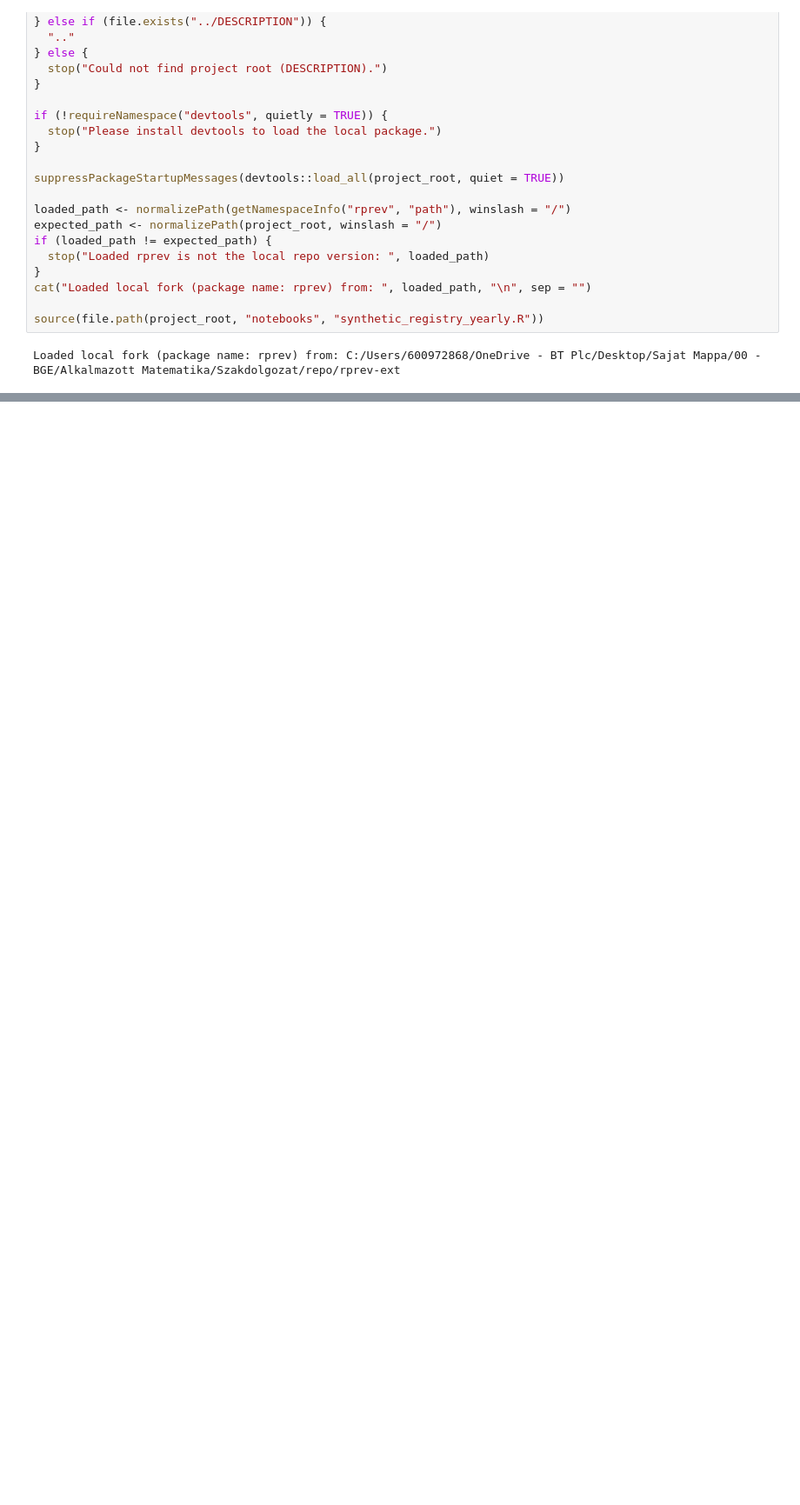
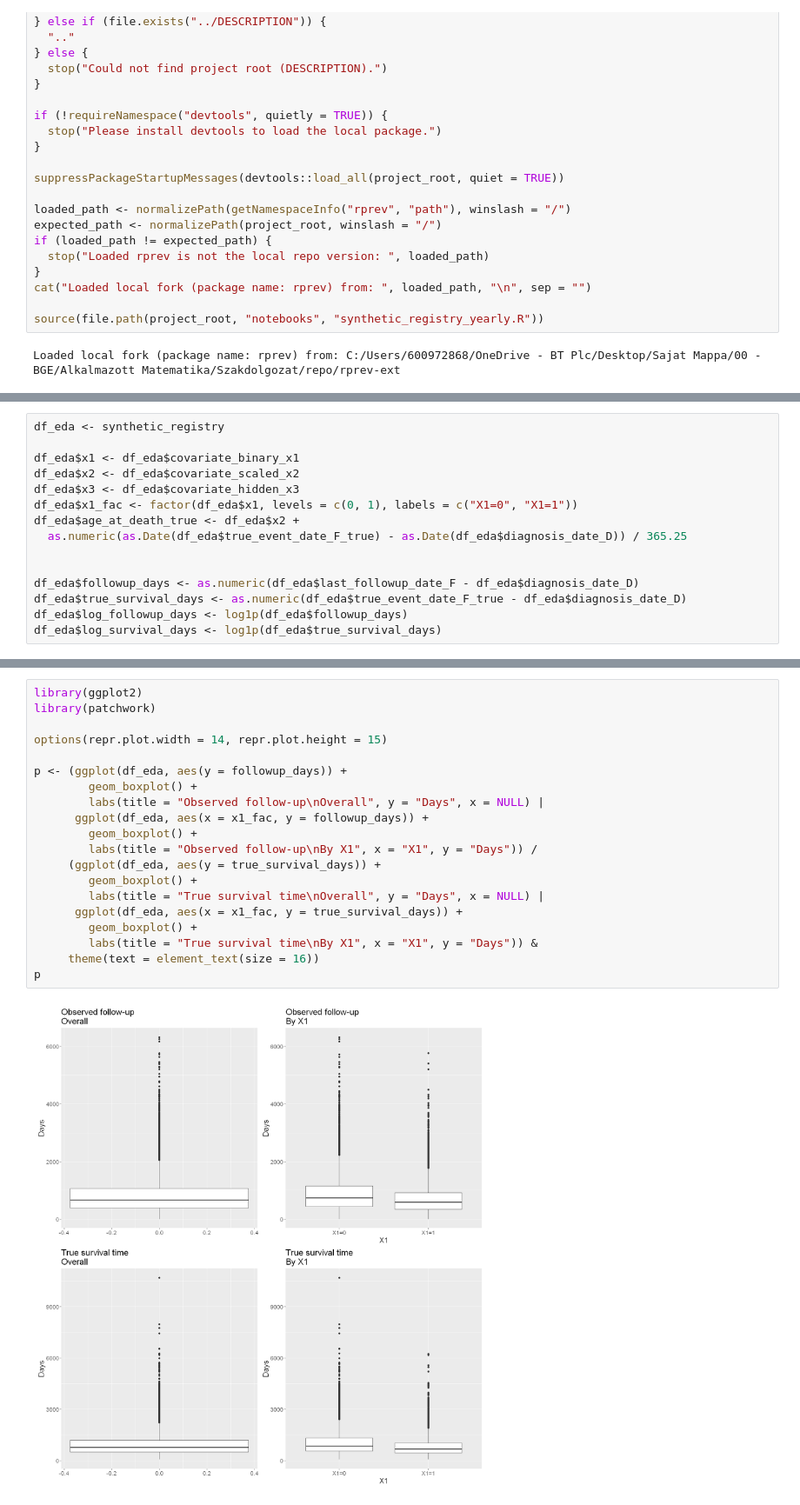
Before and after one commit to lrado1/rprev-ext, a Jupyter notebook: notebooks/synthetic_registry_yearly.ipynb, the cells around one changed output, grey strips where cells are left out. Shown at 87% size. Drawn from its saved outputs; the diff is of its cells as text; blank space fills up the shorter version.

```diff
--- a/notebooks/synthetic_registry_yearly.ipynb
+++ b/notebooks/synthetic_registry_yearly.ipynb
@@ -201,0 +220,15 @@ A data.frame: 5 × 9
+# %%
+df_eda <- synthetic_registry
+
+df_eda$x1 <- df_eda$covariate_binary_x1
+df_eda$x2 <- df_eda$covariate_scaled_x2
+df_eda$x3 <- df_eda$covariate_hidden_x3
+df_eda$x1_fac <- factor(df_eda$x1, levels = c(0, 1), labels = c("X1=0", "X1=1"))
+df_eda$age_at_death_true <- df_eda$x2 +
+  as.numeric(as.Date(df_eda$true_event_date_F_true) - as.Date(df_eda$diagnosis_date_D)) / 365.25
+
+
+df_eda$followup_days <- as.numeric(df_eda$last_followup_date_F - df_eda$diagnosis_date_D)
+df_eda$true_survival_days <- as.numeric(df_eda$true_event_date_F_true - df_eda$diagnosis_date_D)
+df_eda$log_followup_days <- log1p(df_eda$followup_days)
+df_eda$log_survival_days <- log1p(df_eda$true_survival_days)
@@ -201,0 +265,22 @@ A data.frame: 5 × 9
+# %%
+library(ggplot2)
+library(patchwork)
+
+options(repr.plot.width = 14, repr.plot.height = 15)
+
+p <- (ggplot(df_eda, aes(y = followup_days)) +
+        geom_boxplot() +
+        labs(title = "Observed follow-up\nOverall", y = "Days", x = NULL) |
+      ggplot(df_eda, aes(x = x1_fac, y = followup_days)) +
+        geom_boxplot() +
+        labs(title = "Observed follow-up\nBy X1", x = "X1", y = "Days")) /
+     (ggplot(df_eda, aes(y = true_survival_days)) +
+        geom_boxplot() +
+        labs(title = "True survival time\nOverall", y = "Days", x = NULL) |
+      ggplot(df_eda, aes(x = x1_fac, y = true_survival_days)) +
+        geom_boxplot() +
+        labs(title = "True survival time\nBy X1", x = "X1", y = "Days")) &
+     theme(text = element_text(size = 16))
+p
+# %% [output]
+[figure, added]
```
Also changed, not shown: parts of 27 cells of this notebook.
